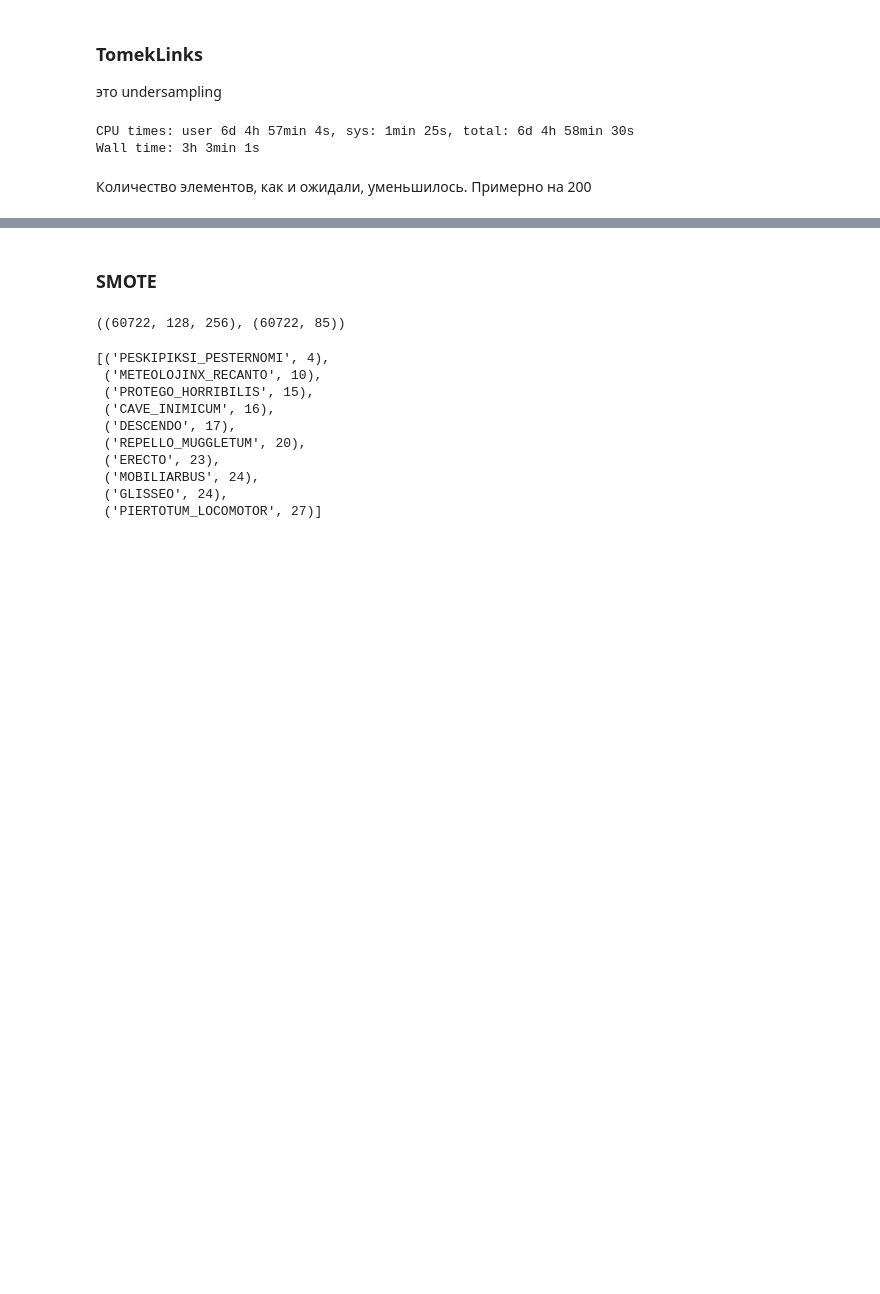
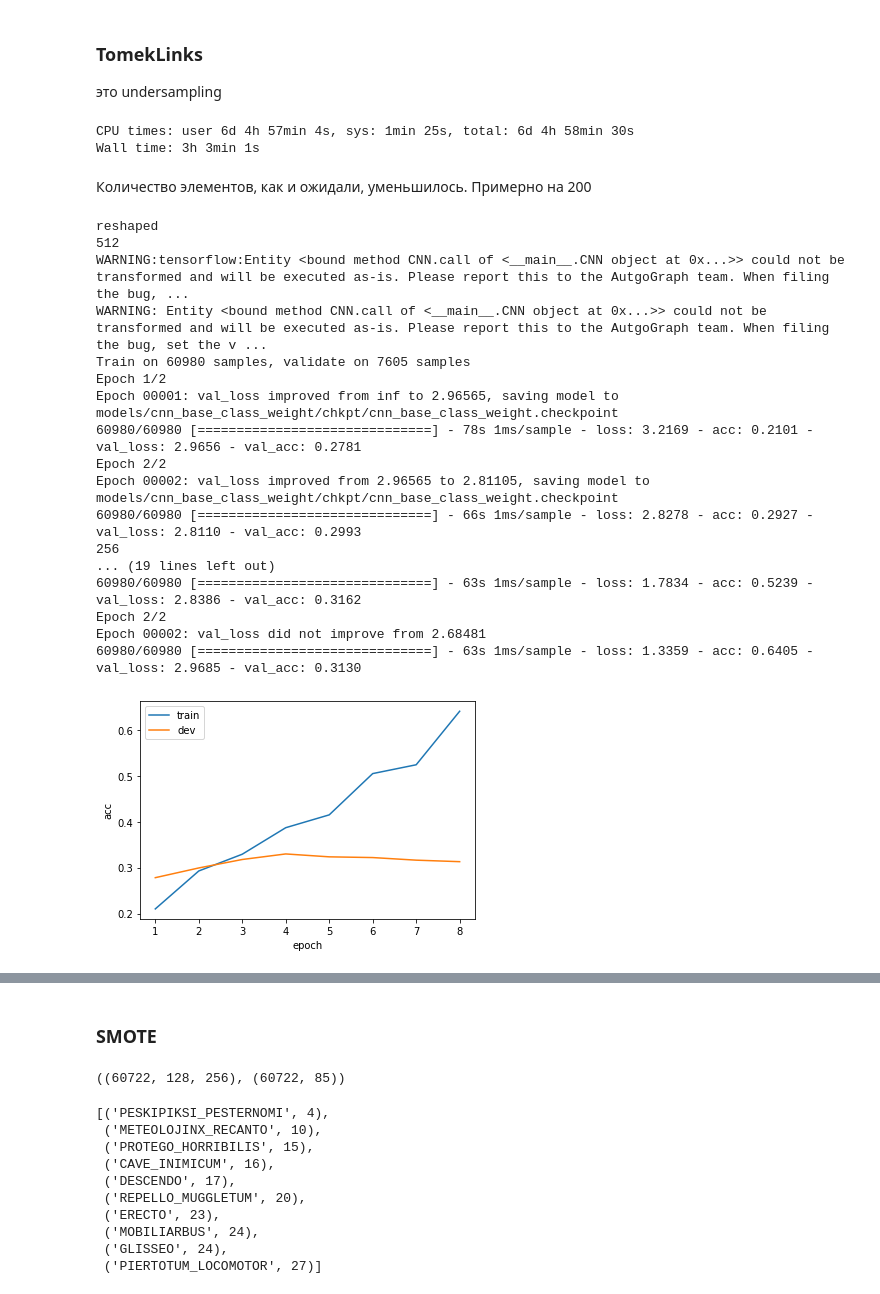
Before and after one commit to litdarya/nlp_tasks, a Jupyter notebook: hw_1/hw1_nlp.ipynb, the cells around one changed output, grey strips where cells are left out. Drawn from its saved outputs; the diff is of its cells as text; code cells hidden in the pictures; blank space fills up the shorter version.

```diff
--- a/hw_1/hw1_nlp.ipynb
+++ b/hw_1/hw1_nlp.ipynb
@@ -1799,17 +1844,36 @@ with open('X_y_tomek.bin', 'rb') as in_f:
 Количество элементов, как и ожидали, уменьшилось. Примерно на 200
 # %%
 tomek_model = build_train_test_model(
-    'cnn_base_class_weight',
-    X_train, y_train,
+    'cnn_tomek',
+    X_tomek, y_tomek,
     model_params={
         'filter_sizes': [5, 5, 10, 10, 15, 15],
         'n_filters': 150,
         'drop_out_koef': 0.3,
     },
     compute_class_weight=True,
     epochs=2,
     verbose=1
 
 )
+# %% [output]
+reshaped
+512
+WARNING:tensorflow:Entity <bound method CNN.call of <__main__.CNN object at 0x...>> could not be transformed and will be executed as-is. Please report this to the AutgoGraph team. When filing the bug, ...
+WARNING: Entity <bound method CNN.call of <__main__.CNN object at 0x...>> could not be transformed and will be executed as-is. Please report this to the AutgoGraph team. When filing the bug, set the v ...
+Train on 60980 samples, validate on 7605 samples
+Epoch 1/2
+Epoch 00001: val_loss improved from inf to 2.96565, saving model to models/cnn_base_class_weight/chkpt/cnn_base_class_weight.checkpoint
+60980/60980 [==============================] - 78s 1ms/sample - loss: 3.2169 - acc: 0.2101 - val_loss: 2.9656 - val_acc: 0.2781
+Epoch 2/2
+Epoch 00002: val_loss improved from 2.96565 to 2.81105, saving model to models/cnn_base_class_weight/chkpt/cnn_base_class_weight.checkpoint
+60980/60980 [==============================] - 66s 1ms/sample - loss: 2.8278 - acc: 0.2927 - val_loss: 2.8110 - val_acc: 0.2993
+256
+... (19 lines left out)
+60980/60980 [==============================] - 63s 1ms/sample - loss: 1.7834 - acc: 0.5239 - val_loss: 2.8386 - val_acc: 0.3162
+Epoch 2/2
+Epoch 00002: val_loss did not improve from 2.68481
+60980/60980 [==============================] - 63s 1ms/sample - loss: 1.3359 - acc: 0.6405 - val_loss: 2.9685 - val_acc: 0.3130
+[figure, added]
 # %%
 evaluate_model(tomek_model, X_dev, y_dev)
```
Also changed, not shown: parts of 27 cells of this notebook.
